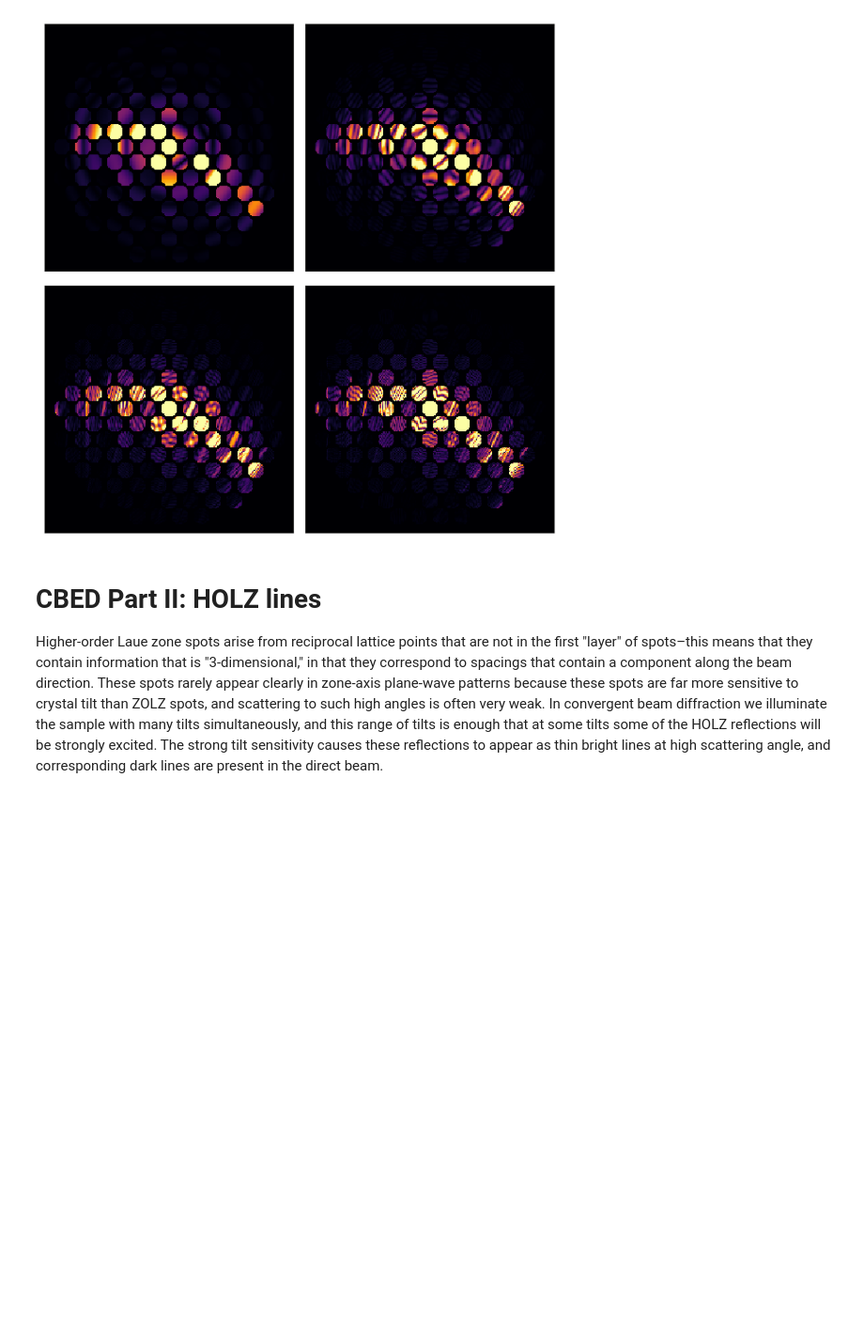
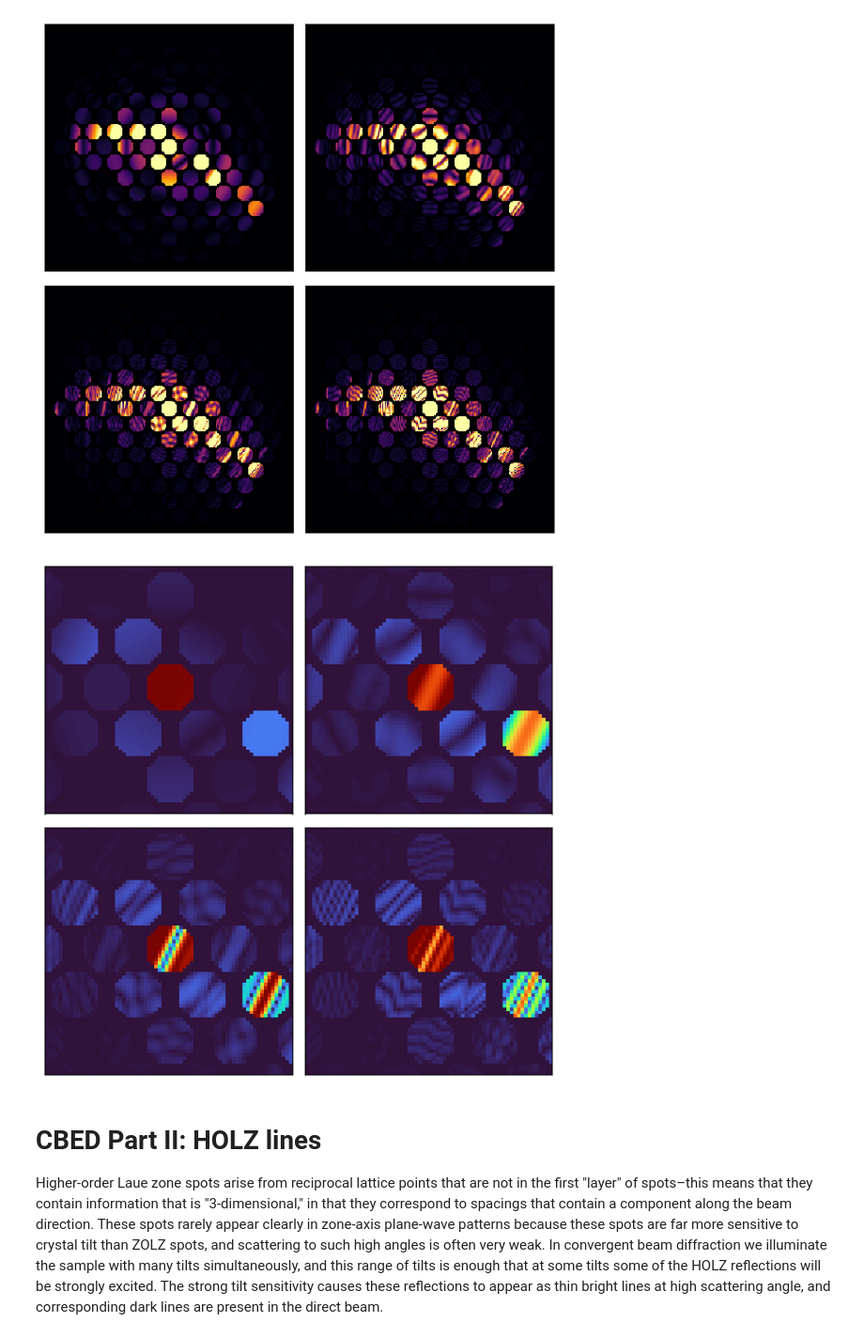
Before and after one commit to py4dstem/py4DSTEM_tutorials, a Jupyter notebook: notebooks/diffraction_02_dynamical.ipynb, the cells around one changed output. Shown at 94% size. Cells and saved outputs as stored; diff of their text form; code cells hidden in the pictures; blank space fills up the shorter version.

```diff
--- a/notebooks/diffraction_02_dynamical.ipynb
+++ b/notebooks/diffraction_02_dynamical.ipynb
@@ -269,6 +277,21 @@ py4DSTEM.visualize.show_image_grid(
 )
 # %% [output]
 [figure]
+# %%
+# we can also zoom in on the middle of the pattern to see the fringes:
+py4DSTEM.visualize.show_image_grid(
+    lambda i: CBED[i][70:140,70:140],
+    2,
+    2,
+    axsize=(3,3),
+    scaling='power',
+    power=0.5,
+    cmap='turbo',
+    ticks=False,
+    vmax = 0.99,
+)
+# %% [output]
+[figure, added]
 # %% [markdown]
 # CBED Part II: HOLZ lines
 
```
Also changed, not shown: parts of 2 cells of this notebook.
